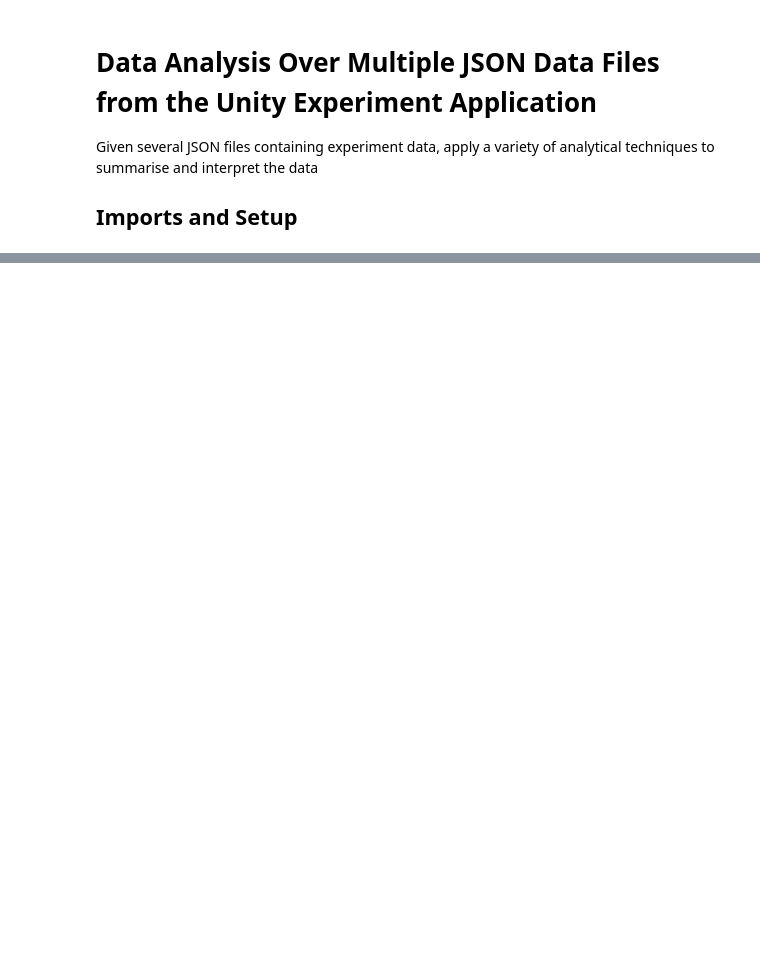
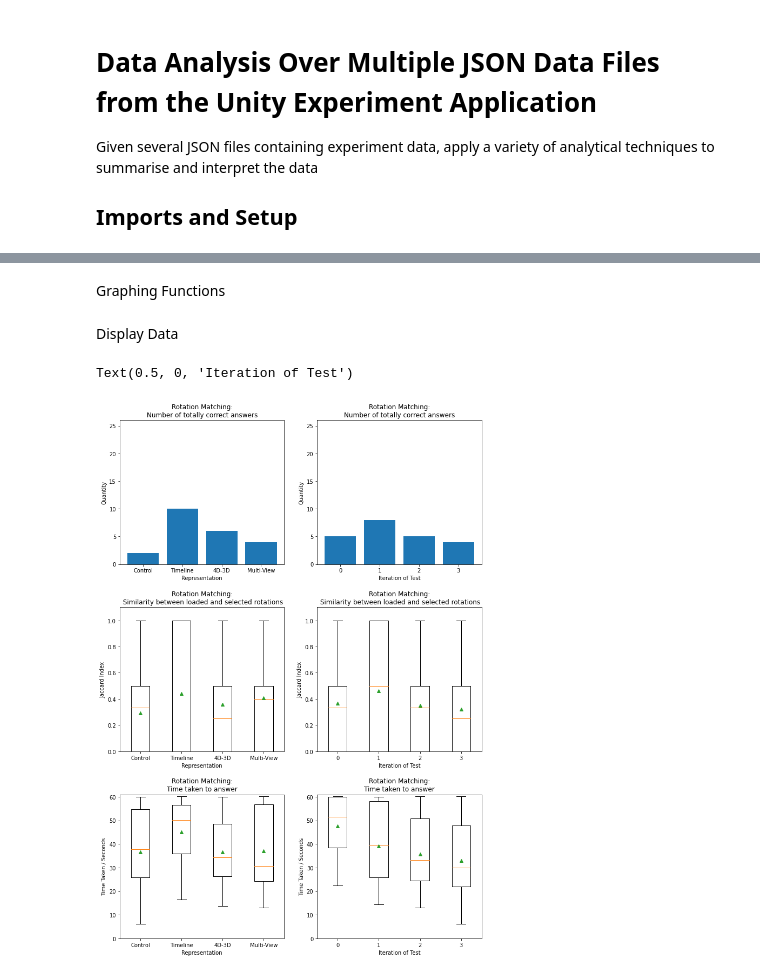
Before and after one commit to JoeSubbi/3D-Renderer-for-4D-Objects, a Jupyter notebook: Data Analysis/MultiFileAnalysis.ipynb, the cells around one changed output, grey strips where cells are left out. Saved outputs shown, nothing was run; the diff lists cells and outputs as text; code cells hidden in the pictures; blank space fills up the shorter version.

```diff
--- a/Data Analysis/MultiFileAnalysis.ipynb
+++ b/Data Analysis/MultiFileAnalysis.ipynb
@@ -70,0 +634,2 @@ Reading "data/4-31-01-2022-16-00.json"
+# %% [markdown]
+Graphing Functions
@@ -70,0 +638,78 @@ Reading "data/4-31-01-2022-16-00.json"
+# %% [markdown]
+Display Data
+# %%
+# Load in the data
+with open("compiled_data.json", "r") as f:
+    compiled_data = json.load(f)
+
+with open("ordered_data.json", "r") as f:
+    ordered_data = json.load(f)
+
+order = [1,2,3,4]
+# %%
+# Show Graphs
+fig = plt.figure(figsize = (12, 24))
+ax0 = fig.add_subplot(421)
+ax1 = fig.add_subplot(422)
+ax2 = fig.add_subplot(423)
+ax3 = fig.add_subplot(424)
+ax4 = fig.add_subplot(425)
+ax5 = fig.add_subplot(426)
+fig.subplots_adjust(hspace=0.3)
+
+ax0.set_title("Rotation Matching:\nNumber of totally correct answers")
+d = ROTATE_totally_correct_count(compiled_data)
+x = d.keys()
+y = d.values()
+ax0.bar(x, y)
+ax0.set_ylim((0, 26))
+ax0.set_ylabel("Quantity")
+ax0.set_xlabel("Representation")
+
+ax1.set_title("Rotation Matching:\nNumber of totally correct answers")
+d = ROTATE_totally_correct_count(ordered_data)
+x = d.keys()
+y = d.values()
+ax1.bar(x, y)
+ax1.set_ylim((0, 26))
+ax1.set_ylabel("Quantity")
+ax1.set_xlabel("Iteration of Test")
+
+ax2.set_title("Rotation Matching:\n Similarity between loaded and selected rotations")
+x = ROTATE_jaccard_data(compiled_data).keys()
+d = [i for i in ROTATE_jaccard_data(compiled_data).values()]
+ax2.boxplot( d, showmeans=True )
+ax2.set_xticks(order, x)
+ax2.set_ylim((0, 1.1))
+ax2.set_ylabel("Jaccard Index")
+ax2.set_xlabel("Representation")
+
+ax3.set_title("Rotation Matching:\n Similarity between loaded and selected rotations")
+x = ROTATE_jaccard_data(ordered_data).keys()
+d = [i for i in ROTATE_jaccard_data(ordered_data).values()]
+ax3.boxplot( d, showmeans=True )
+ax3.set_xticks(order, x)
+ax3.set_ylim((0, 1.1))
+ax3.set_ylabel("Jaccard Index")
+ax3.set_xlabel("Iteration of Test")
+
+ax4.set_title("Rotation Matching:\nTime taken to answer")
+x = ROTATE_time_data(compiled_data).keys()
+d = [i for i in ROTATE_time_data(compiled_data).values()]
+ax4.boxplot( d, showmeans=True )
+ax4.set_xticks(order, x)
+ax4.set_ylim((0, 61))
+ax4.set_ylabel("Time Taken / Seconds")
+ax4.set_xlabel("Representation")
+
+ax5.set_title("Rotation Matching:\nTime taken to answer")
+x = ROTATE_time_data(ordered_data).keys()
+d = [i for i in ROTATE_time_data(ordered_data).values()]
+ax5.boxplot( d, showmeans=True )
+ax5.set_xticks(order, x)
+ax5.set_ylim((0, 61))
+ax5.set_ylabel("Time Taken / Seconds")
+ax5.set_xlabel("Iteration of Test")
+# %% [output]
+Text(0.5, 0, 'Iteration of Test')
+[figure, added]
```
Also changed, not shown: parts of 38 cells of this notebook, 9 other files.
